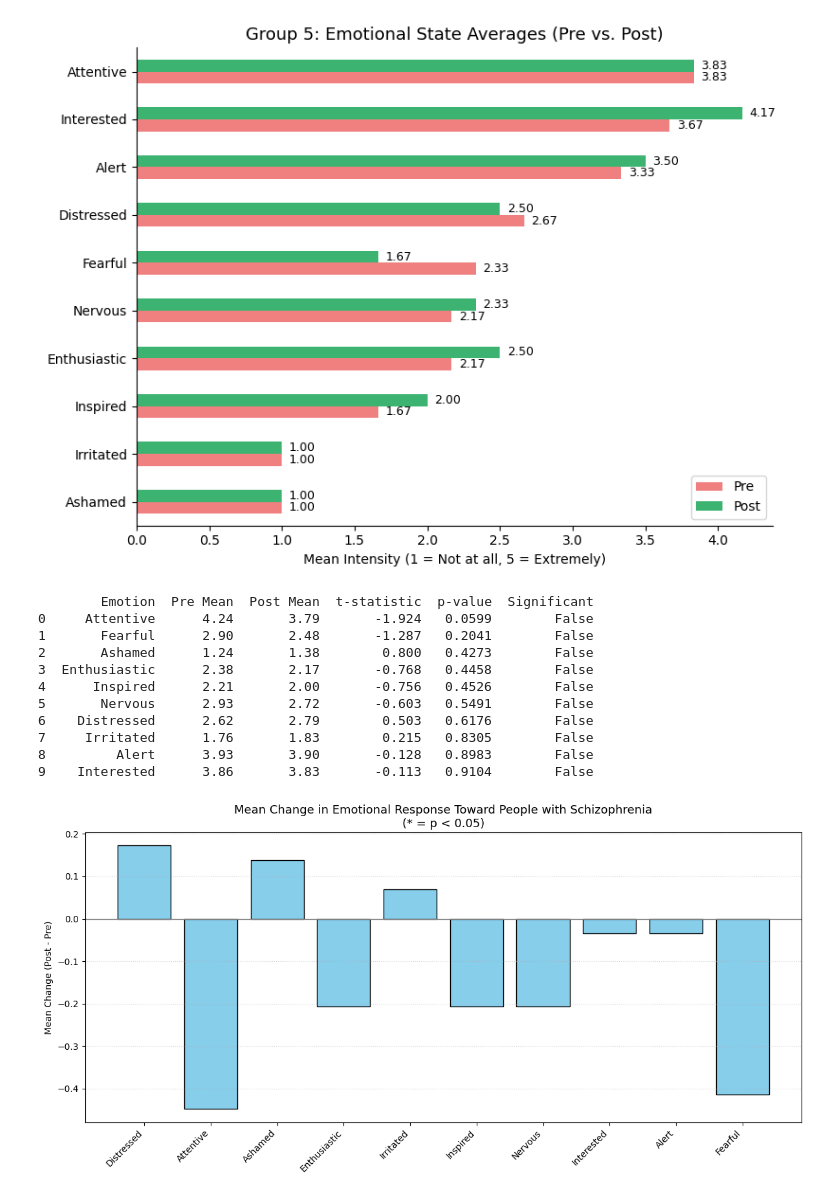
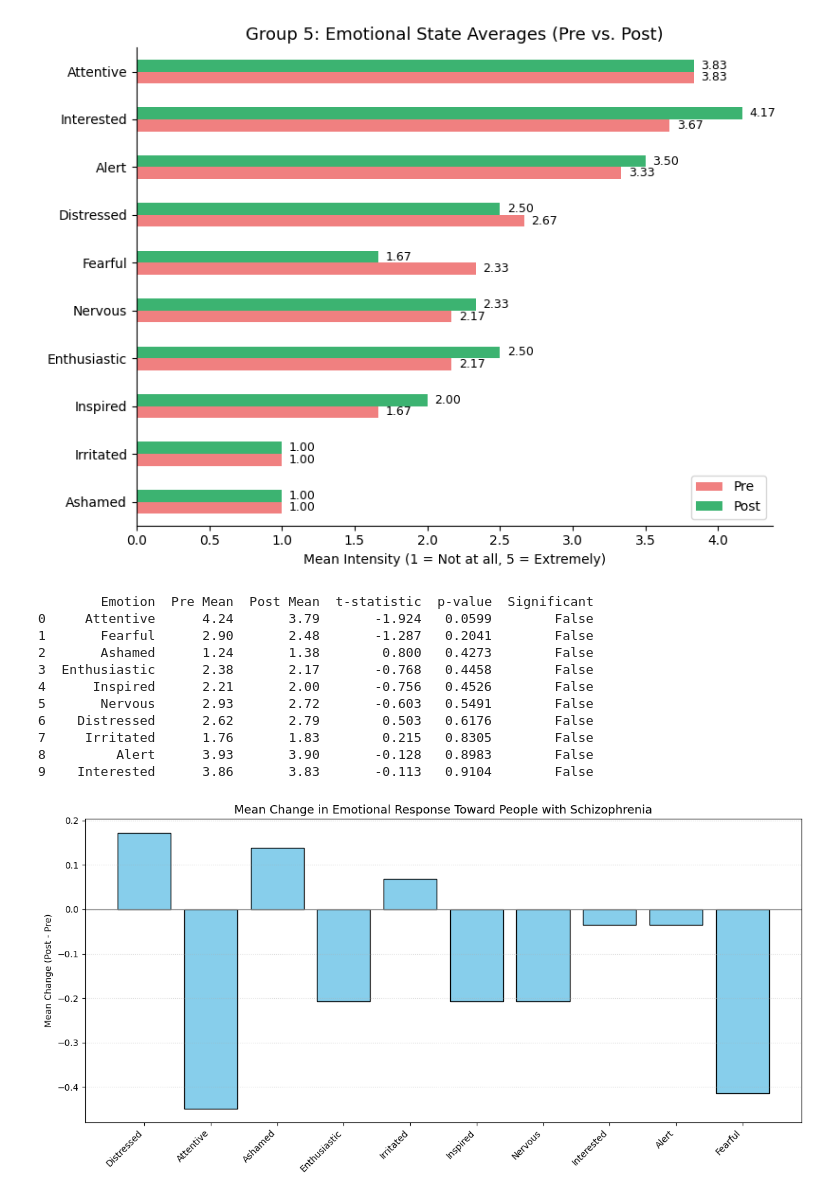
Before and after one commit to annkiener/master-thesis, a Jupyter notebook: Evaluation/eval_comparison_analysis.ipynb, the cells around one changed output. Drawn from its saved outputs; the diff is of its cells as text; code cells hidden in the pictures.

```diff
--- a/Evaluation/eval_comparison_analysis.ipynb
+++ b/Evaluation/eval_comparison_analysis.ipynb
@@ -508,32 +508,32 @@ plt.axhline(0, color='gray', linewidth=1)
 for i, (bar, p) in enumerate(zip(bars, p_values)):
     height = bar.get_height()
     if p < 0.001:
         star = '***'
     elif p < 0.01:
         star = '**'
     elif p < 0.05:
         star = '*'
     else:
         star = ''
     plt.text(bar.get_x() + bar.get_width() / 2, height + 0.03, star,
              ha='center', va='bottom', fontsize=14)
 
 plt.xticks(x, emotions, rotation=45, ha='right')
 plt.ylabel('Mean Change (Post - Pre)')
-plt.title('Mean Change in Emotional Response Toward People with Schizophrenia\n(* = p < 0.05)', fontsize=13)
+plt.title('Mean Change in Emotional Response Toward People with Schizophrenia', fontsize=13)
 plt.tight_layout()
 plt.grid(axis='y', linestyle=':', alpha=0.5)
 plt.show()
 # %% [output]
         Emotion  Pre Mean  Post Mean  t-statistic  p-value  Significant
 0     Attentive      4.24       3.79       -1.924   0.0599        False
 1       Fearful      2.90       2.48       -1.287   0.2041        False
 2       Ashamed      1.24       1.38        0.800   0.4273        False
 3  Enthusiastic      2.38       2.17       -0.768   0.4458        False
 4      Inspired      2.21       2.00       -0.756   0.4526        False
 5       Nervous      2.93       2.72       -0.603   0.5491        False
 6    Distressed      2.62       2.79        0.503   0.6176        False
 7     Irritated      1.76       1.83        0.215   0.8305        False
 8         Alert      3.93       3.90       -0.128   0.8983        False
 9    Interested      3.86       3.83       -0.113   0.9104        False
-[figure, old version]
+[figure, new version]
```
Also changed, not shown: 14 other files.
